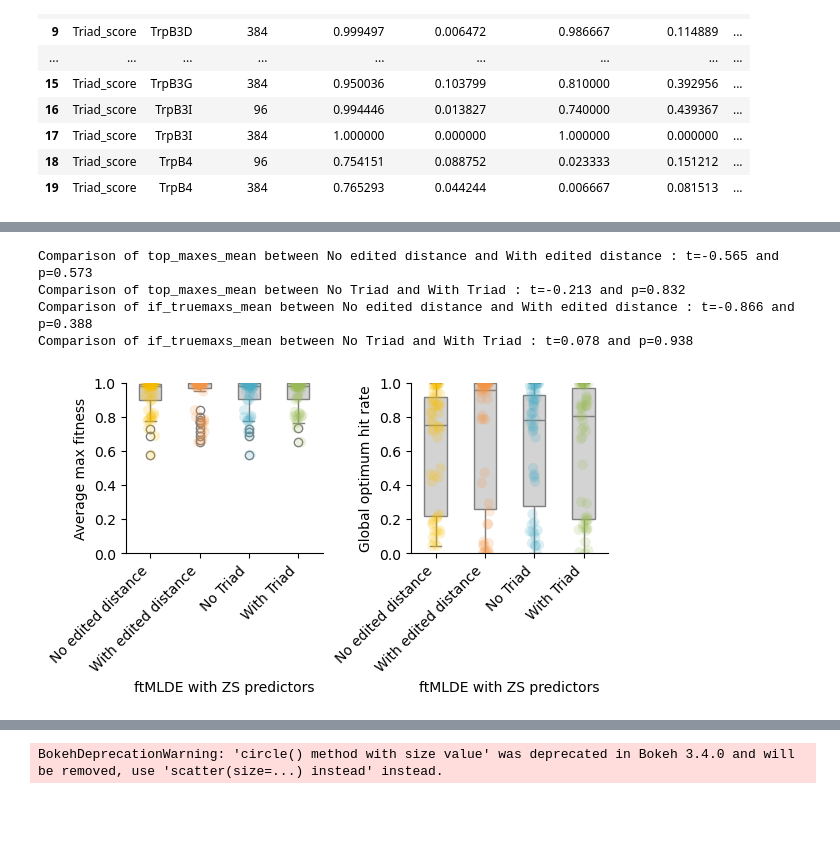
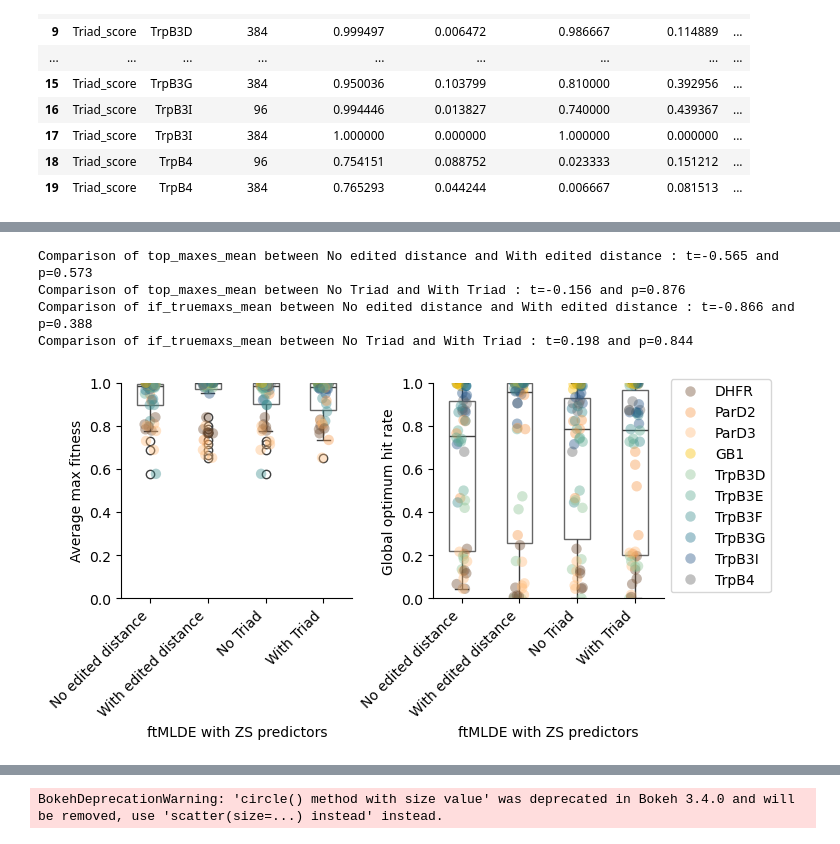
Before and after one commit to fhalab/SSMuLA, a Jupyter notebook: sandbox/plot_ftmlde_comb_bar.ipynb, the cells around one changed output, grey strips where cells are left out. Drawn from its saved outputs; the diff is of its cells as text; code cells hidden in the pictures; blank space fills up the shorter version.

```diff
--- a/sandbox/plot_ftmlde_comb_bar.ipynb
+++ b/sandbox/plot_ftmlde_comb_bar.ipynb
@@ -88,7 +88,7 @@ full_mlde_df = get_mlde_avg_df(
     n_sample=[96, 384],
     n_top=96,
     n_mut_cutoff="all",
-    zs=["none"] + ZS_OPTS + ["Triad-esm_score", "Triad-ev_score", "msa-comb_score"],
+    zs=["none"] + ZS_OPTS + ["Triad-esm_score", "Triad-ev_score","struc-comb_score"],
     active_lib_list=active_lib_list,
 )
 full_mlde_df
@@ -508,7 +515,8 @@ ms_dict = {'top_maxes_mean': "Average max fitness", "if_truemaxs_mean": "Global
 for i, ax in enumerate(axes):
     sns.boxplot(
         x="ZS_ensemble", y=ms[i], data=slice_df, width=0.45,
-        color=PRESENTATION_PALETTE_SATURATE["light_gray"],
+        # color=PRESENTATION_PALETTE_SATURATE["light_gray"],
+        boxprops={'facecolor': 'None', 'edgecolor': PRESENTATION_PALETTE_SATURATE["gray"]},
         ax=ax# palette="pastel", showmeans=True
     )
     sns.stripplot(
@@ -606,17 +635,45 @@ merge_ens[(merge_ens["ZS_ensemble"] == "Edited distance +") & (merge_ens["zs_"]
+# %%
+five_zs = {'none': PRESENTATION_PALETTE_SATURATE["gray"],
+ 'ed_score': PRESENTATION_PALETTE_SATURATE["orange"],
+ 'Triad_score': PRESENTATION_PALETTE_SATURATE["blue"],
+ 'ev_score': PRESENTATION_PALETTE_SATURATE["green"],
+ 'esm_score': PRESENTATION_PALETTE_SATURATE["purple"],
+ 'esmif_score': PRESENTATION_PALETTE_SATURATE["yellow"]}
+# %%
+triad_colors = {
+    'Triad-esm_score': PRESENTATION_PALETTE_SATURATE["purple"],
+    'Triad-ev_score': PRESENTATION_PALETTE_SATURATE["green"],
+    'Triad_score':PRESENTATION_PALETTE_SATURATE["blue"],
+    'struc-comb_score': PRESENTATION_PALETTE_SATURATE["yellow"]
+}
 # %%
 n_top = 384
 
 merge_no_ed = merge_ens[merge_ens["ZS_ensemble"].isin(["Simple", "Triad", "Random"])].copy()
+merge_no_ed["color"] = merge_no_ed["zs_"].map(lambda x: five_zs[x])
 merge_no_ed["Ensemble type"] = "No edited distance"
+merge_no_ed["zs_"] = pd.Categorical(merge_no_ed['zs_'], categories=list(five_zs.keys()), ordered=True)
+merge_no_ed = merge_no_ed.sort_values(by=['zs_',])
+
+
 merge_w_df = merge_ens[
     merge_ens["ZS_ensemble"].isin(["Edited distance +", "Edited distance"])
 ].copy()
+merge_w_df["color"] = merge_w_df["zs_"].map(lambda x: five_zs[x])
 merge_w_df["Ensemble type"] = "With edited distance"
+merge_w_df["zs_"] = pd.Categorical(merge_w_df['zs_'], categories=list(five_zs.keys()), ordered=True)
+merge_w_df = merge_w_df.sort_values(by=['zs_',])
+
 
 merge_no_td = merge_ens[
     merge_ens["ZS_ensemble"].isin(["Simple", "Edited distance", "Random"])
 ].copy()
+merge_no_td["color"] = merge_no_td["zs_"].map(lambda x: five_zs[x])
 merge_no_td["Ensemble type"] = "No Triad"
+merge_no_td["zs_"] = pd.Categorical(merge_no_td['zs_'], categories=list(five_zs.keys()), ordered=True)
+merge_no_td = merge_no_td.sort_values(by=['zs_',])
+
+
 merge_w_td = pd.concat(
     [
         merge_ens[merge_ens["ZS_ensemble"].isin(["Triad", "Triad +"])],
@@ -626,12 +683,16 @@ merge_w_td = pd.concat(
         ],
     ]
 ).copy()
+merge_w_td["color"] = merge_w_td["zs_"].map(lambda x: triad_colors[x])
 merge_w_td["Ensemble type"] = "With Triad"
+merge_w_td["zs_"] = pd.Categorical(merge_w_td['zs_'], categories=list(triad_colors.keys()), ordered=True)
+merge_w_td = merge_w_td.sort_values(by=['zs_',])
+
 
 all_slice_merge = pd.concat([merge_no_ed, merge_w_df, merge_no_td, merge_w_td])
 
 slice_df = all_slice_merge[all_slice_merge["n_sample_"] == n_top].copy()
-fig, axes = plt.subplots(1, 2, figsize=(6.4, 4))
+fig, axes = plt.subplots(1, 2, figsize=(8, 4.5))
 
 ms = ["top_maxes_mean", "if_truemaxs_mean"]
 ms_dict = {
@@ -645,21 +706,26 @@ for i, ax in enumerate(axes):
         y=ms[i],
         data=slice_df,
         width=0.45,
-        color=PRESENTATION_PALETTE_SATURATE["light_gray"],
+        # color=PRESENTATION_PALETTE_SATURATE["light_gray"],
+        boxprops={'facecolor': 'None', 'edgecolor': PRESENTATION_PALETTE_SATURATE["gray"]},
+
         ax=ax,  # palette="pastel", showmeans=True
     )
     sns.stripplot(
         x="Ensemble type",
         y=ms[i],
         data=slice_df,
-        hue="Ensemble type",
+        # hue="Ensemble type",
+        # hue="color",
+        hue="lib_",
         jitter=True,
         size=7.5,
         # dodge=True,
         marker="o",
-        alpha=0.2,
+        alpha=0.4,
         ax=ax,
-        palette=[PRESENTATION_PALETTE_SATURATE[i] for i in zs_color_list],
+        # palette=list(five_zs.values())
+        palette=ACTLIB_COLORS.values(),
     )
     ax.set_xticklabels(ax.get_xticklabels(), rotation=45, ha="right")
     # plt.title("Triad ZS statistically different for types")
@@ -669,38 +735,42 @@ for i, ax in enumerate(axes):
     ax.spines['top'].set_visible(False)
     ax.spines['right'].set_visible(False)
 
     ens_types = list(slice_df["Ensemble type"].unique())
 
     # Annotations
     pairs = [(0, 1), (2, 3)]
     for p, q in pairs:
         y = slice_df[ms[i]].max()  # Set a height for the annotations
         t_val, p_value = ttest_ind(
             list(slice_df[slice_df["Ensemble type"]==ens_types[p]][ms[i]]),
             list(slice_df[slice_df["Ensemble type"]==ens_types[q]][ms[i]]),
             equal_var=False,
         )
         significance = '*' if p_value < 0.05 else 'ns'  # ns stands for not significant
         print(f"Comparison of {ms[i]} between {ens_types[p]} and {ens_types[q]} : t={t_val:.3f} and p={p_value:.3f}")
 
         # Draw a line between points
 
         if p_value < 0.05:
             ax.plot([p+0.5*(q-p), q-0.5*(q-p)], [y, y], color='gray', lw=1.5)
             ax.text((p+q)*.5, y, significance, ha='center', va='bottom', color='gray')
         # Add the significance label
         # ax.text((x1+x2)*.5, y, significance, ha='center', va='bottom', color='black')
-# axes[0].legend_.remove()  # Remove legend from the first subplot
-# axes[1].legend(loc="upper left", bbox_to_anchor=(1, 1))
+axes[0].legend_.remove()  # Remove legend from the first subplot
+handles, labels = ax.get_legend_handles_labels()
+axes[1].legend(handles=handles,
+#labels=[ZS_OPTS_APPENDED[v] for v in five_zs.keys()],
+labels=ACTLIB_COLORS.keys(),
+loc="upper left", bbox_to_anchor=(1, 1.05))
 axes[0].set_ylim(0, 1.0)
 axes[1].set_ylim(0, 1.0)
 plt.tight_layout(pad=3.0, h_pad=-0.0, w_pad=1.0)
 # %% [output]
 Comparison of top_maxes_mean between No edited distance and With edited distance : t=-0.565 and p=0.573
-Comparison of top_maxes_mean between No Triad and With Triad : t=-0.213 and p=0.832
+Comparison of top_maxes_mean between No Triad and With Triad : t=-0.156 and p=0.876
 Comparison of if_truemaxs_mean between No edited distance and With edited distance : t=-0.866 and p=0.388
-Comparison of if_truemaxs_mean between No Triad and With Triad : t=0.078 and p=0.938
+Comparison of if_truemaxs_mean between No Triad and With Triad : t=0.198 and p=0.844
-[figure, old version]
+[figure, new version]
 # %%
 import iqplot
 
```
Also changed, not shown: parts of 14 cells of this notebook, 6 other files.
